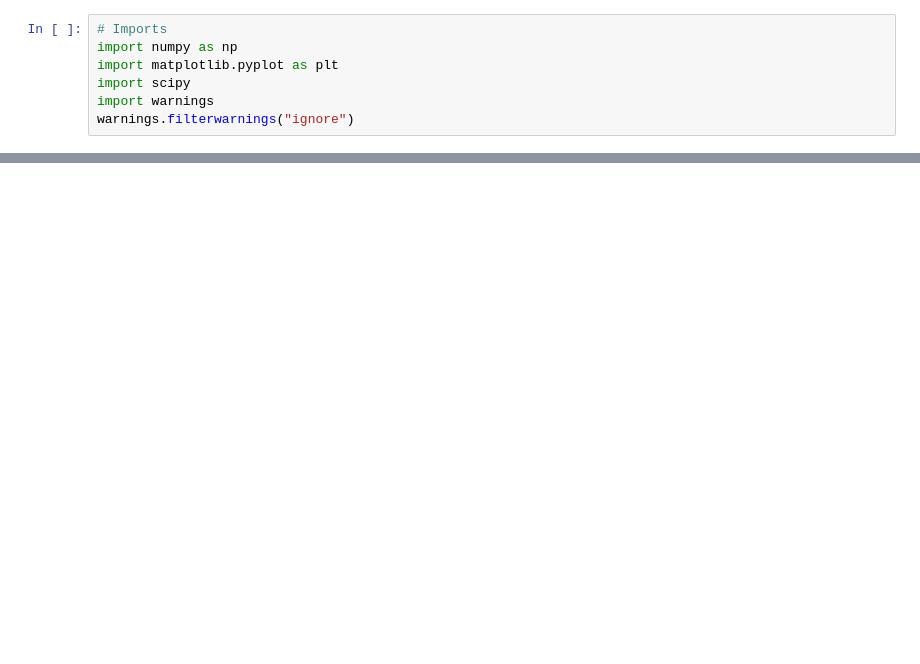
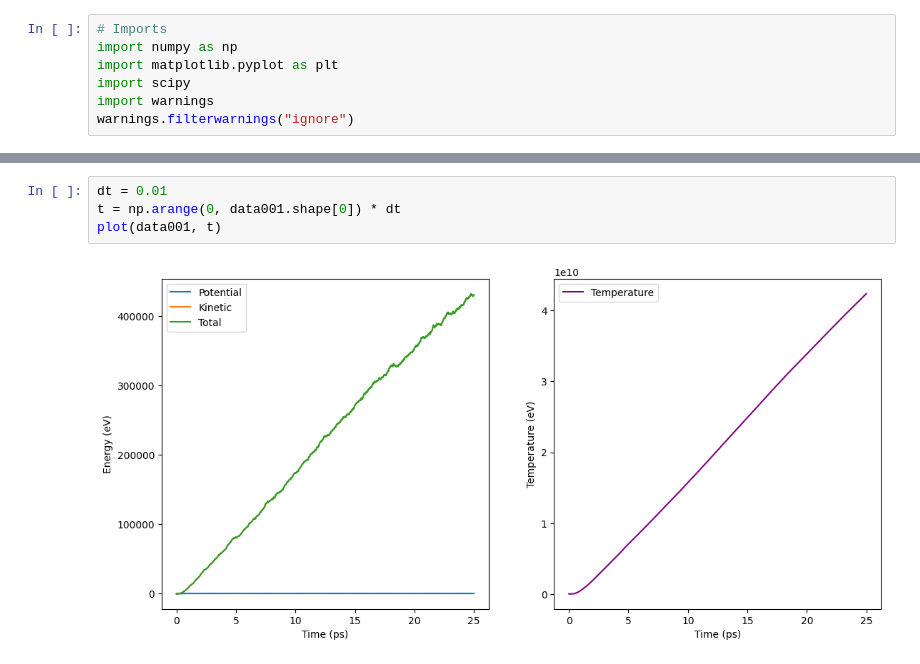
Before and after one commit to gujoh/compfys-h1b, a Jupyter notebook: plotting/task2.ipynb, the cells around one changed output, grey strips where cells are left out. Cells and saved outputs as stored; diff of their text form; blank space fills up the shorter version.

```diff
--- a/plotting/task2.ipynb
+++ b/plotting/task2.ipynb
@@ -8 +32,7 @@ warnings.filterwarnings("ignore")
+# %%
+dt = 0.01
+t = np.arange(0, data001.shape[0]) * dt
+plot(data001, t)
+# %% [output]
+[figure, added]
 # %%
```
Also changed, not shown: parts of 5 cells of this notebook, 5 other files.
